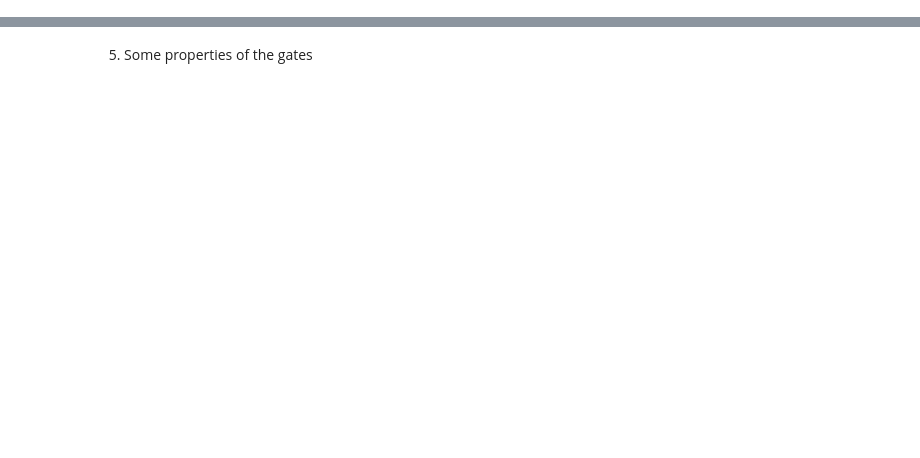
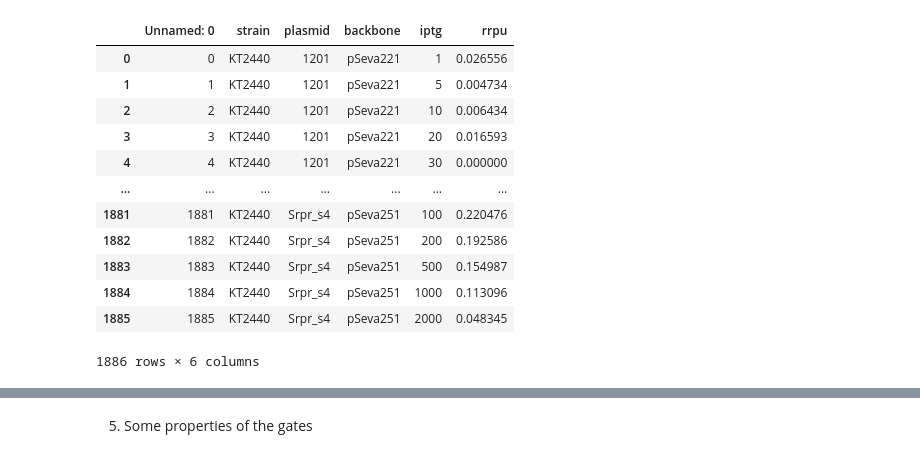
Before and after one commit to lgrozinger/pyolin, a Jupyter notebook: notebooks/example.ipynb, the cells around one changed output, grey strips where cells are left out. Saved outputs shown, nothing was run; the diff lists cells and outputs as text; code cells hidden in the pictures; blank space fills up the shorter version.

Commit message:
Simpler dataset CSV added, and example notebook updated.

```diff
--- a/notebooks/example.ipynb
+++ b/notebooks/example.ipynb
@@ -63,0 +24,17 @@ There are 158 compatible pairs
+# %%
+dataframe = pandas.read_csv("../dataset.csv")
+dataframe
+# %% [output]
+|  | Unnamed: 0 | strain | plasmid | backbone | iptg | rrpu |
+| 0 | 0 | KT2440 | 1201 | pSeva221 | 1 | 0.026556 |
+| 1 | 1 | KT2440 | 1201 | pSeva221 | 5 | 0.004734 |
+| 2 | 2 | KT2440 | 1201 | pSeva221 | 10 | 0.006434 |
+| 3 | 3 | KT2440 | 1201 | pSeva221 | 20 | 0.016593 |
+| 4 | 4 | KT2440 | 1201 | pSeva221 | 30 | 0.000000 |
+| ... | ... | ... | ... | ... | ... | ... |
+| 1881 | 1881 | KT2440 | Srpr_s4 | pSeva251 | 100 | 0.220476 |
+| 1882 | 1882 | KT2440 | Srpr_s4 | pSeva251 | 200 | 0.192586 |
+| 1883 | 1883 | KT2440 | Srpr_s4 | pSeva251 | 500 | 0.154987 |
+| 1884 | 1884 | KT2440 | Srpr_s4 | pSeva251 | 1000 | 0.113096 |
+| 1885 | 1885 | KT2440 | Srpr_s4 | pSeva251 | 2000 | 0.048345 |
+1886 rows × 6 columns
```
Also changed, not shown: parts of 55 cells of this notebook, 4 other files.
